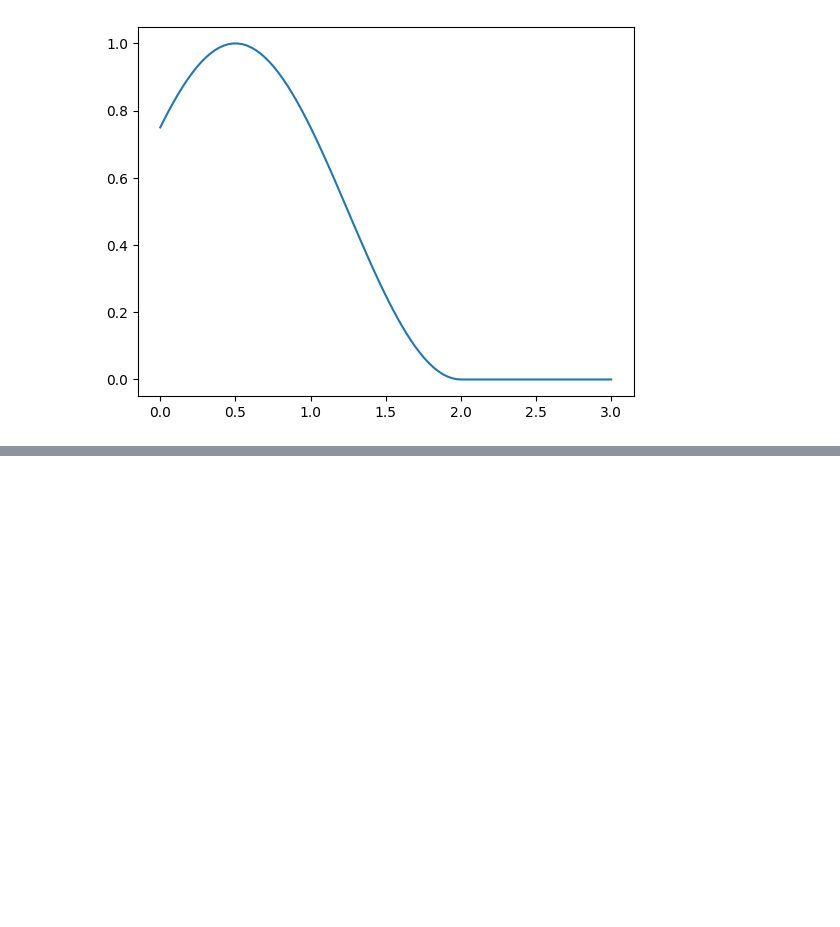
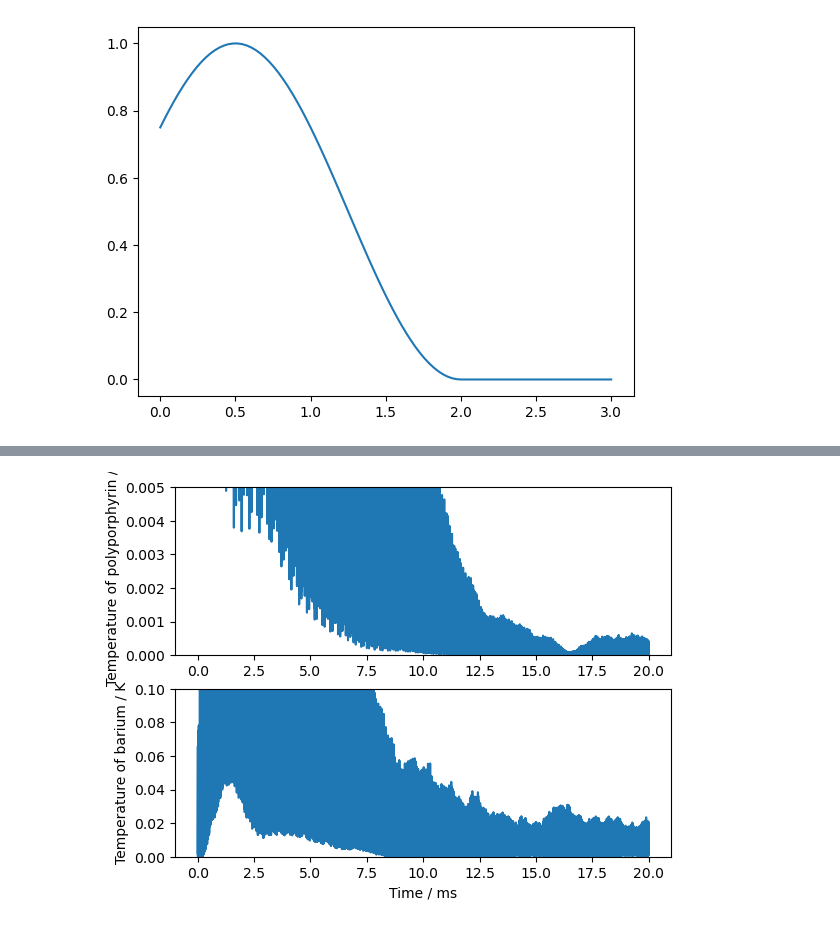
Before and after one commit to EmilLenler/PhD-Work, a Jupyter notebook: Two-Ion-Systems/Cooling2Ion.ipynb, the cells around one changed output, grey strips where cells are left out. Cells and saved outputs as stored; diff of their text form; code cells hidden in the pictures; blank space fills up the shorter version.

```diff
--- a/Two-Ion-Systems/Cooling2Ion.ipynb
+++ b/Two-Ion-Systems/Cooling2Ion.ipynb
@@ -2082,0 +2086,6 @@ ax[1].plot(tBoth,m1*np.array(v1Both)[:,2]**2/kb)
+# %%
+ax[0].set_ylim(0,5*1e-3)
+ax[1].set_ylim(0,100*1e-3)
+fig
+# %% [output]
+[figure, added]
```
Also changed, not shown: parts of 2 cells of this notebook, 22 other files.
